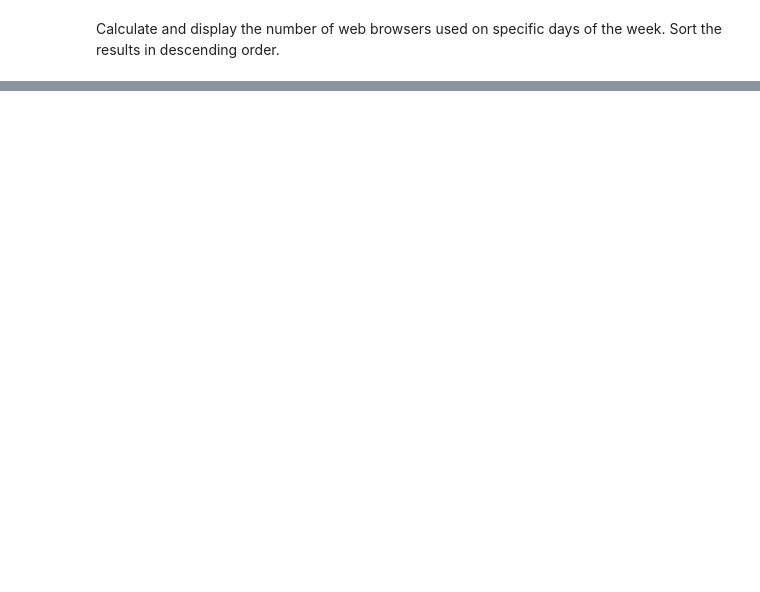
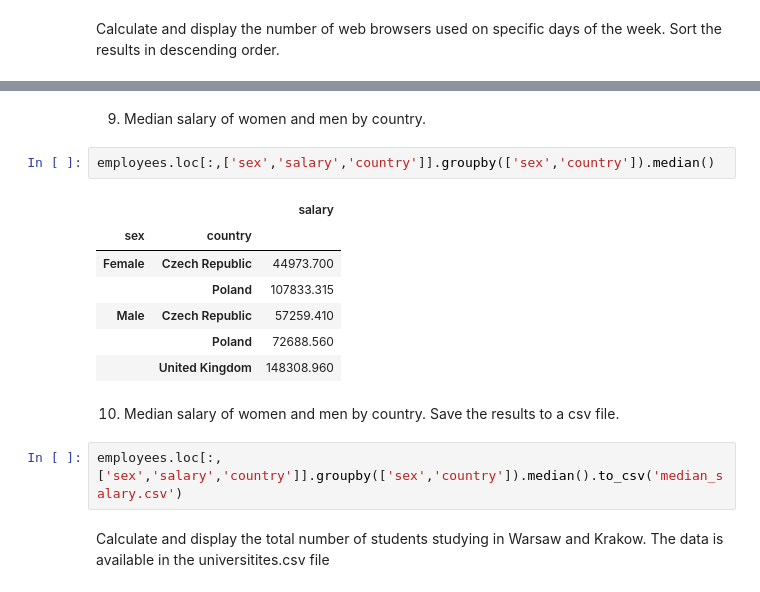
Before and after one commit to andmaziarz/pvd, a Jupyter notebook: Data Processing/data-grouping.ipynb, the cells around one changed output, grey strips where cells are left out. Cells and saved outputs as stored; diff of their text form; blank space fills up the shorter version.

```diff
--- a/Data Processing/data-grouping.ipynb
+++ b/Data Processing/data-grouping.ipynb
@@ -61,0 +176,19 @@ The 'employees.csv' file contains data of employees of one of the IT companies.
+# %% [markdown]
+9. Median salary of women and men by country.
+# %%
+employees.loc[:,['sex','salary','country']].groupby(['sex','country']).median()
+# %% [output]
+|  |  | salary |
+| sex | country |  |
+| Female | Czech Republic | 44973.700 |
+|  | Poland | 107833.315 |
+| Male | Czech Republic | 57259.410 |
+|  | Poland | 72688.560 |
+|  | United Kingdom | 148308.960 |
+# %% [markdown]
+
+10. Median salary of women and men by country. Save the results to a csv file.
+# %%
+employees.loc[:,['sex','salary','country']].groupby(['sex','country']).median().to_csv('median_salary.csv')
+# %% [markdown]
+Calculate and display the total number of students studying in Warsaw and Krakow. The data is available in the universitites.csv file
```
Also changed, not shown: parts of 23 cells of this notebook, 19 other files.
